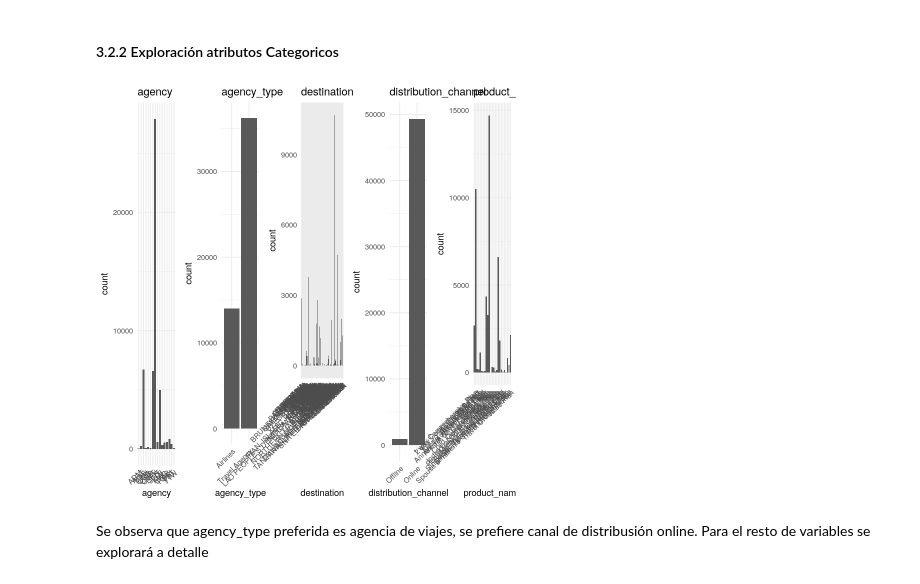
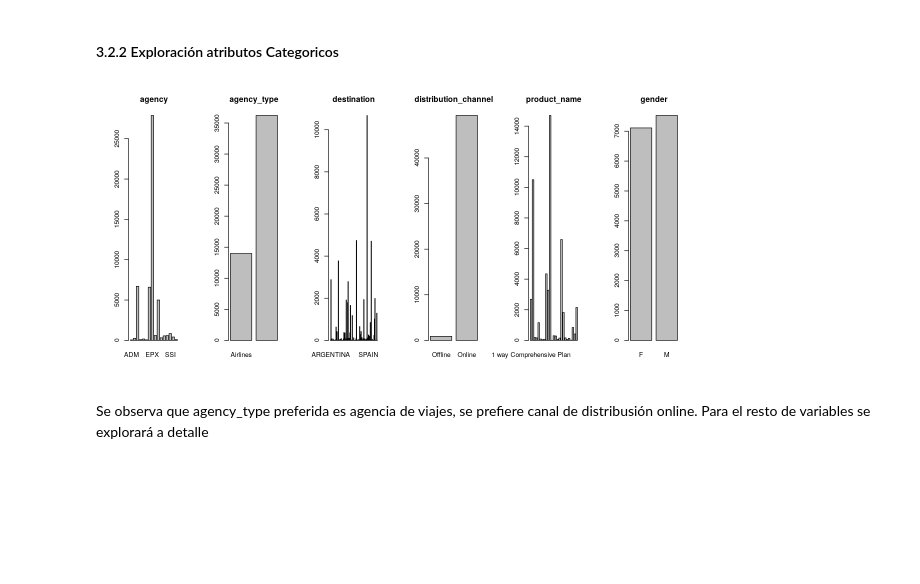
Before and after one commit to gdelgador/devcontainers-rstudio, a Jupyter notebook: explore-data/activida1.ipynb, the cells around one changed output. Cells and saved outputs as stored; diff of their text form; code cells hidden in the pictures; blank space fills up the shorter version.

```diff
--- a/explore-data/activida1.ipynb
+++ b/explore-data/activida1.ipynb
@@ -245,10 +233,12 @@ De acuerdo a la exploración del datset podemos distinguir a las variables numé
 # Identificar variables numéricas
 variables_numericas <- c('age', 'commision', 'duration', 'net_sales')
 
-# Identificar variables categóricas -- 'gender' no se incluye dado que se descartó en el análisis
-variables_categoricas <- c('agency', 'agency_type', 'destination', 'distribution_channel', 'product_name')
+# Identificar variables categóricas  -- 'gender' no se incluye dado que se descartó en el análisis
+variables_categoricas <- c('agency', 'agency_type', 'destination', 'distribution_channel', 'product_name', 'gender')
 
 # Imprimir las listas
-cat("Variables numéricas:", paste(variables_numericas, collapse = ", "), "\n")
-cat("Variables categóricas:", paste(variables_categoricas, collapse = ", "), "\n")
+print("Variables numéricas:")
+print(variables_numericas)
+print("Variables categóricas:")
+print(variables_categoricas)
 # %% [output]
@@ -358,22 +303,14 @@ ggplot(melted_cor_matrix, aes(Var1, Var2, fill = value)) +
 observamos correlación positiva entre los datos de net_sales y commision
 # %% [markdown]
 #### 3.2.2 Exploración atributos Categoricos
-# %%
-library(ggplot2)
-library(gridExtra)
-
-# Suponiendo que `df_clean` es tu DataFrame en R
-plots <- lapply(variables_categoricas, function(column) {
-  ggplot(df_clean, aes_string(x = column)) +
-    geom_bar() +
-    ggtitle(column) +
-    theme_minimal() +
-    theme(axis.text.x = element_text(angle = 45, hjust = 1))
-})
-
-# Usar grid.arrange para mostrar múltiples gráficos
-do.call(grid.arrange, c(plots, ncol = length(variables_categoricas)))
-# %% [output]
-[figure, removed]
+# %%
+# Crear graficos por cada atributo categórico
+# Create plots for each categorical attribute
+par(mfrow = c(1, length(variables_categoricas)))
+for (i in 1:length(variables_categoricas)) {
+    barplot(table(df_clean[[variables_categoricas[i]]]), main = variables_categoricas[i])
+}
+# %% [output]
+[figure, added]
 # %% [markdown]
 Se observa que agency_type preferida es agencia de viajes, se prefiere canal de distribusión online. Para el resto de variables se explorará a detalle
```
Also changed, not shown: parts of 56 cells of this notebook.
